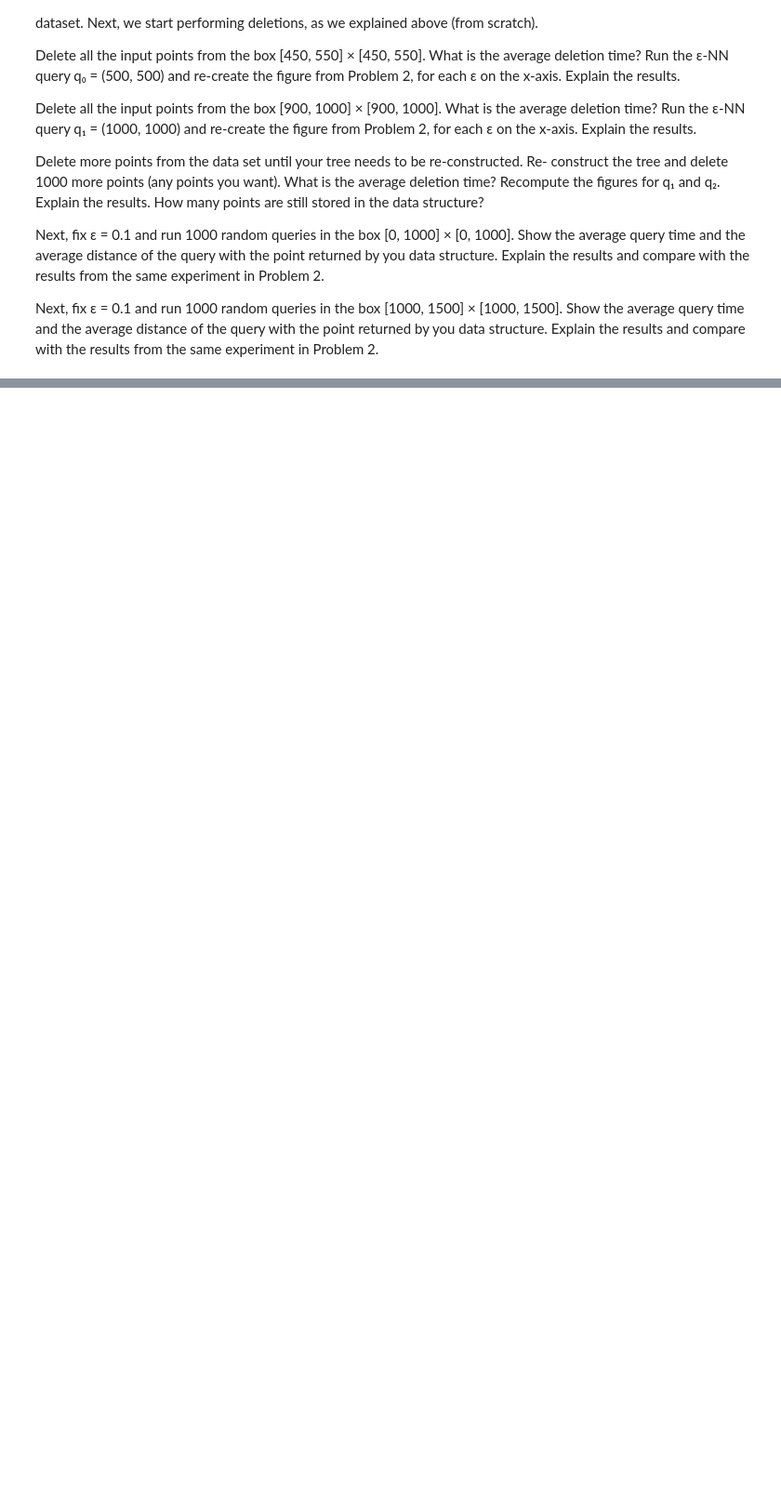
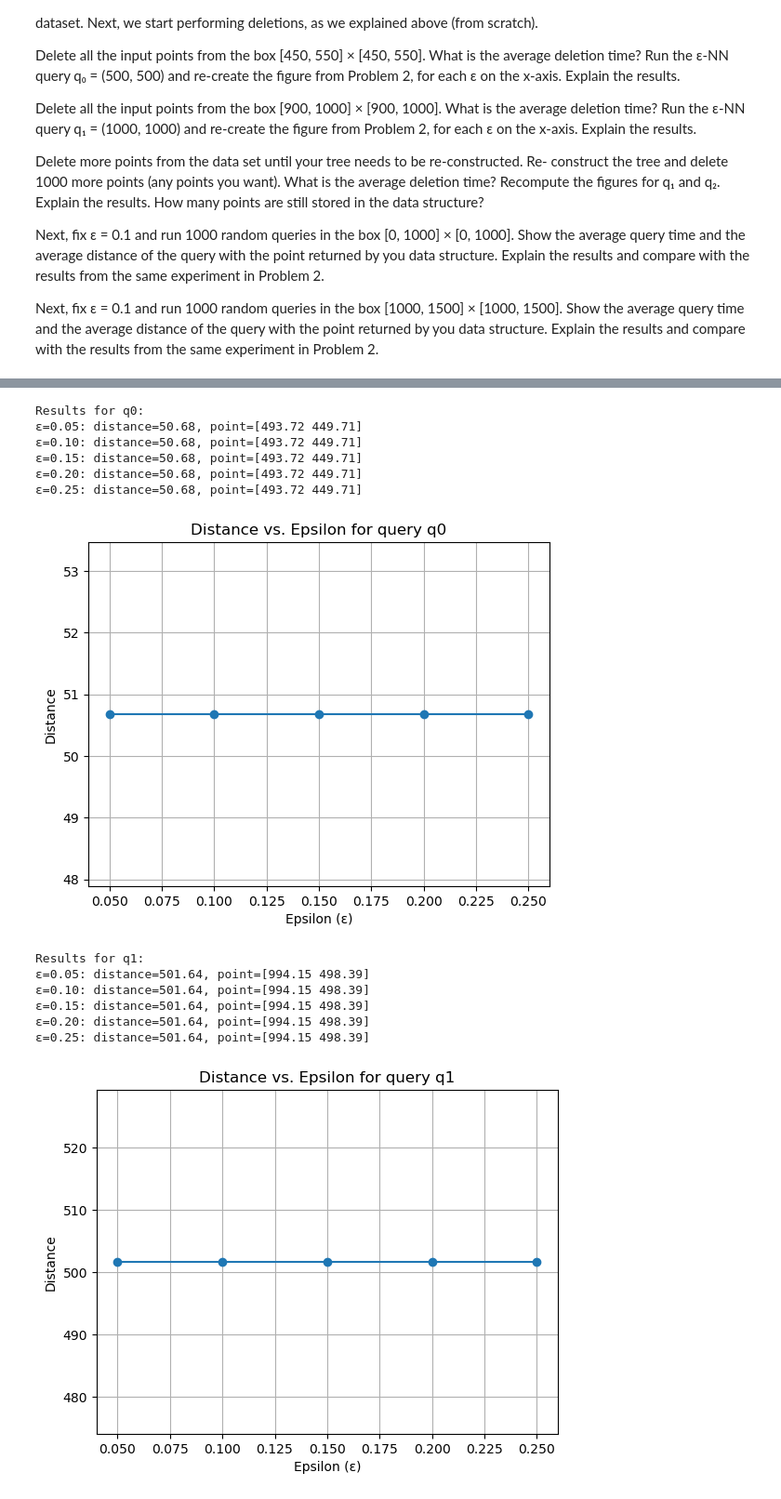
Before and after one commit to yash1thredddy/CS-594-Project-Option-4, a Jupyter notebook: Problem_3.ipynb, the cells around one changed output, grey strips where cells are left out. Shown: that part at 93% size. Cells and saved outputs as stored; diff of their text form; code cells hidden in the pictures; blank space fills up the shorter version.

```diff
--- a/Problem_3.ipynb
+++ b/Problem_3.ipynb
@@ -227,27 +227,50 @@ Average deletion time: 89.40 ms
 # %%
 epsilons = [0.05, 0.1, 0.15, 0.2, 0.25]
 
 q0 = np.array([500, 500])
 q1 = np.array([1000, 1000])
 
 def plot_query_results(query, epsilons, tree, query_name):
     distances = []
     points = []
     for epsilon in epsilons:
         point, distance = tree.ann_search(query, epsilon)  # Get both point and distance
         distances.append(distance)
         points.append(point)  # Store the returned point
 
     for eps, dist, point in zip(epsilons, distances, points):  # Use points from ann_search
         print(f"ε={eps:.2f}: distance={dist:.2f}, point={point}")
 
     plt.figure()
     plt.plot(epsilons, distances, marker='o')
     plt.xlabel("Epsilon (\u03b5)")
     plt.ylabel("Distance")
     plt.title(f"Distance vs. Epsilon for query {query_name}")
     plt.grid(True)
     plt.show()
+
+
+
+print("\nResults for q0:")
+plot_query_results(q0, epsilons, tree, "q0")
+
+print("\nResults for q1:")
+plot_query_results(q1, epsilons, tree, "q1")
+# %% [output]
+Results for q0:
+ε=0.05: distance=50.68, point=[493.72 449.71]
+ε=0.10: distance=50.68, point=[493.72 449.71]
+ε=0.15: distance=50.68, point=[493.72 449.71]
+ε=0.20: distance=50.68, point=[493.72 449.71]
+ε=0.25: distance=50.68, point=[493.72 449.71]
+[figure, added]
+Results for q1:
+ε=0.05: distance=501.64, point=[994.15 498.39]
+ε=0.10: distance=501.64, point=[994.15 498.39]
+ε=0.15: distance=501.64, point=[994.15 498.39]
+ε=0.20: distance=501.64, point=[994.15 498.39]
+ε=0.25: distance=501.64, point=[994.15 498.39]
+[figure, added]
 # %%
 
 # Continue deleting points until tree reconstruction is needed
```
Also changed, not shown: parts of 4 cells of this notebook, 1 other file.
